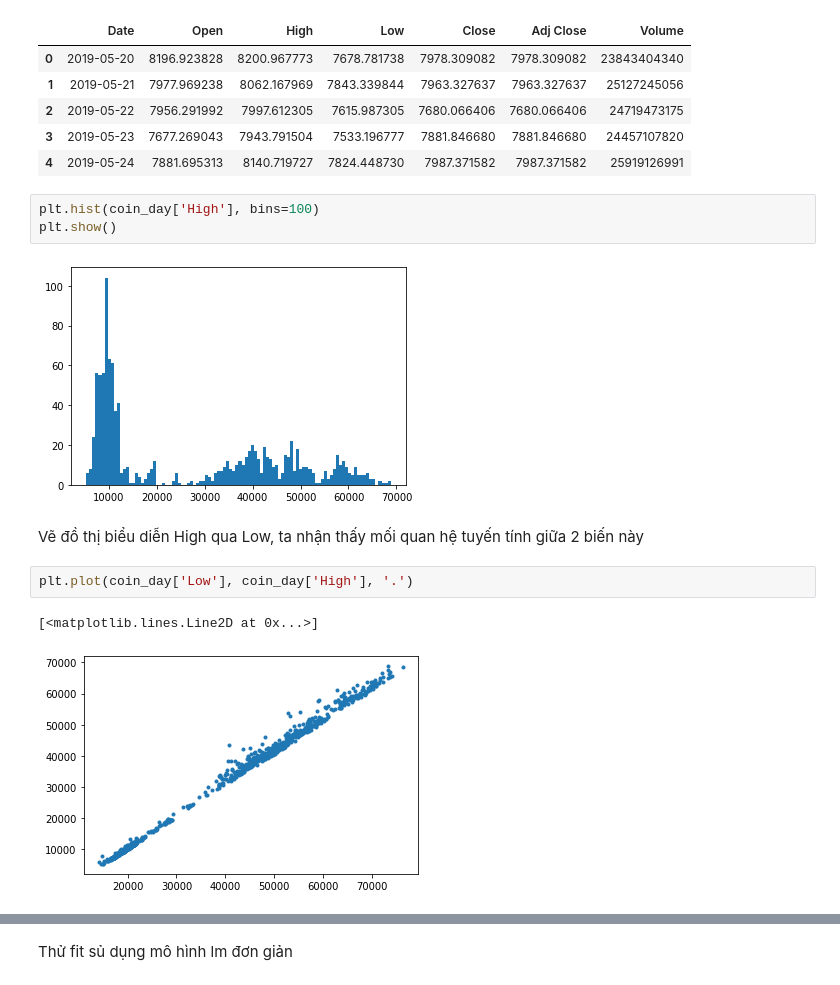
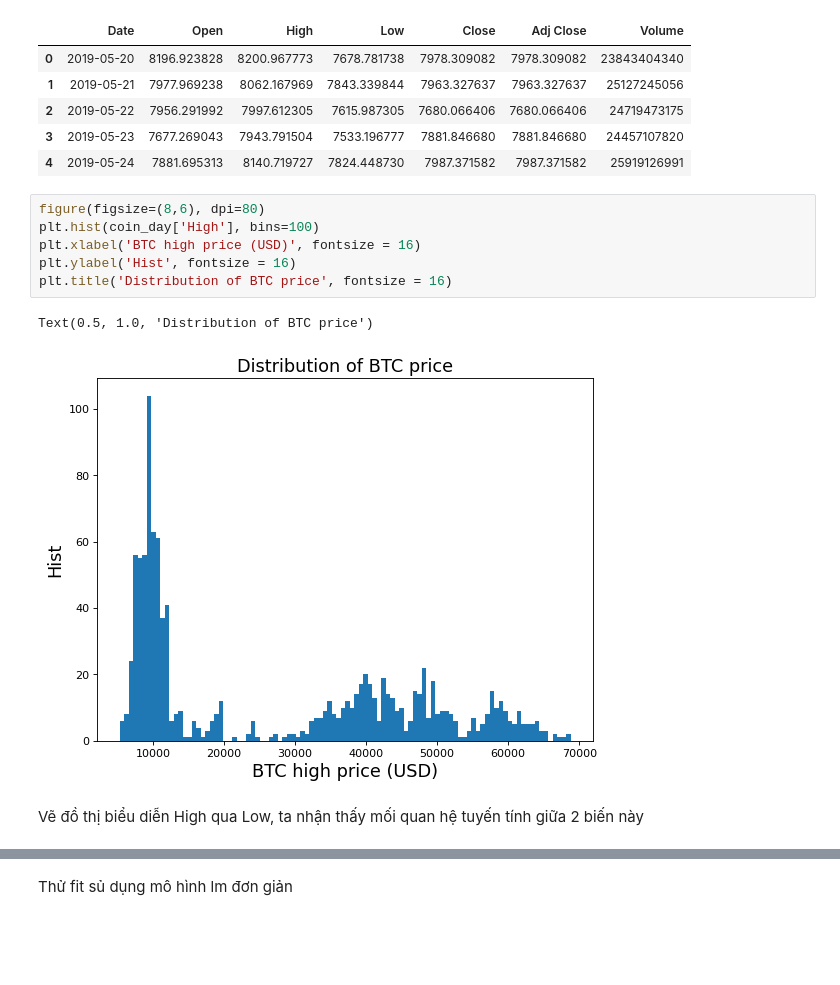
Before and after one commit to batman0911/coin_report, a Jupyter notebook: src/day_analyse.ipynb, the cells around one changed output, grey strips where cells are left out. Saved outputs shown, nothing was run; the diff lists cells and outputs as text; blank space fills up the shorter version.

```diff
--- a/src/day_analyse.ipynb
+++ b/src/day_analyse.ipynb
@@ -20,15 +21,14 @@ coin_day.head()
 | 2 | 2019-05-22 | 7956.291992 | 7997.612305 | 7615.987305 | 7680.066406 | 7680.066406 | 24719473175 |
 | 3 | 2019-05-23 | 7677.269043 | 7943.791504 | 7533.196777 | 7881.846680 | 7881.846680 | 24457107820 |
 | 4 | 2019-05-24 | 7881.695313 | 8140.719727 | 7824.448730 | 7987.371582 | 7987.371582 | 25919126991 |
-# %%
-plt.hist(coin_day['High'], bins=100)
-plt.show()
-# %% [output]
-[figure, removed]
+# %%
+figure(figsize=(8,6), dpi=80)
+plt.hist(coin_day['High'], bins=100)
+plt.xlabel('BTC high price (USD)', fontsize = 16)
+plt.ylabel('Hist', fontsize = 16)
+plt.title('Distribution of BTC price', fontsize = 16)
+# %% [output]
+Text(0.5, 1.0, 'Distribution of BTC price')
+[figure, added]
 # %% [markdown]
 Vẽ đồ thị biểu diễn High qua Low, ta nhận thấy mối quan hệ tuyến tính giữa 2 biến này
-# %%
-plt.plot(coin_day['Low'], coin_day['High'], '.')
-# %% [output]
-[<matplotlib.lines.Line2D at 0x...>]
-[figure, removed]
```
Also changed, not shown: parts of 10 cells of this notebook, 11 other files.
